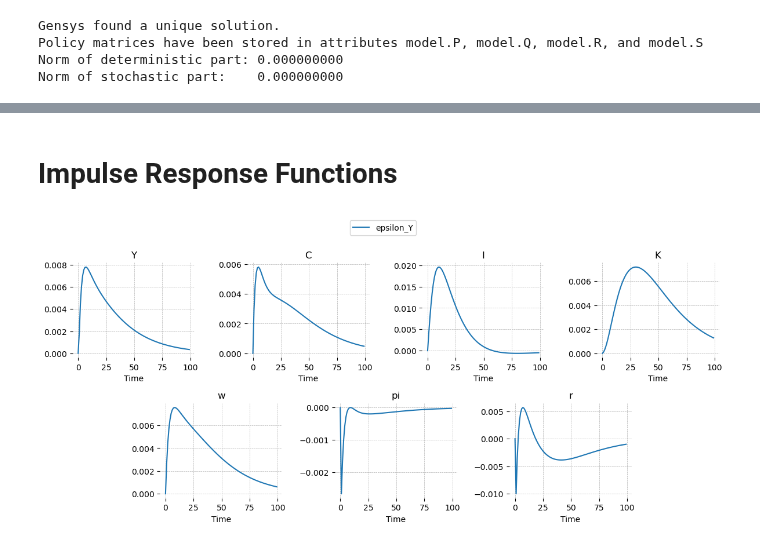
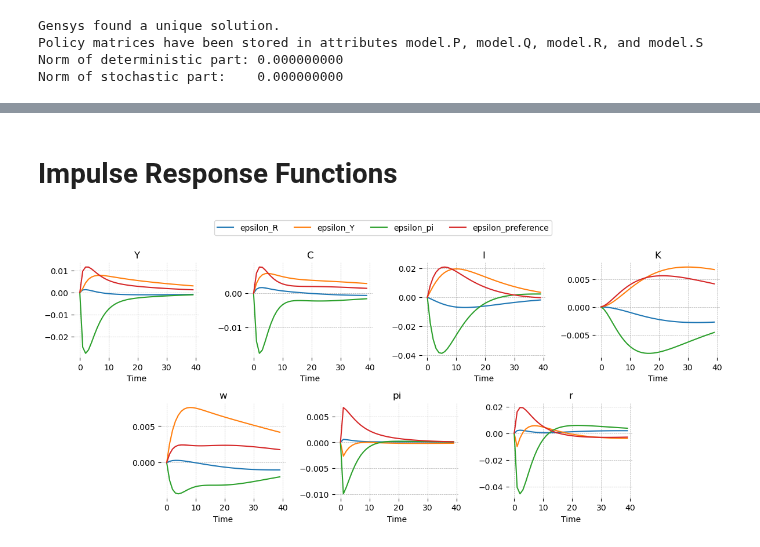
Before and after one commit to jessegrabowski/gEconpy, a Jupyter notebook: Example Notebook.ipynb, the cells around one changed output, grey strips where cells are left out. Saved outputs shown, nothing was run; the diff lists cells and outputs as text; code cells hidden in the pictures.

```diff
--- a/Example Notebook.ipynb
+++ b/Example Notebook.ipynb
@@ -66,10 +95,9 @@ gp.plot_simulation(simulation, vars_to_plot=['Y', 'C', 'I', 'K', 'w', 'pi', 'r']
-# %% [markdown]
-# Impulse Response Functions
+# %% [markdown]
+# Impulse Response Functions
 # %%
-irf = model.impulse_response_function(shock_size=0.01, simulation_length=100)
+irf = model.impulse_response_function(shock_size=0.01, simulation_length=40)
 # %%
 gp.plot_irf(irf, vars_to_plot=['Y', 'C', 'I', 'K', 'w', 'pi', 'r'],
-            shocks_to_plot=['epsilon_Y'],
             n_cols=4, figsize=(12, 5), legend=True);
 # %% [output]
-[figure, old version]
+[figure, new version]
```
Also changed, not shown: parts of 18 cells of this notebook.
